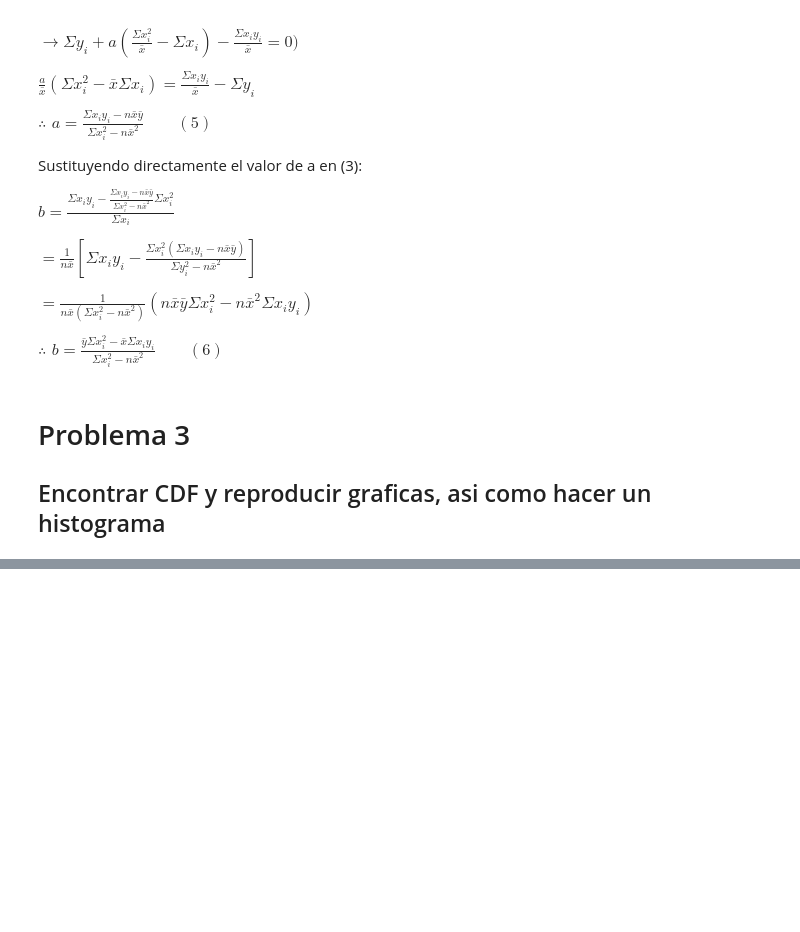
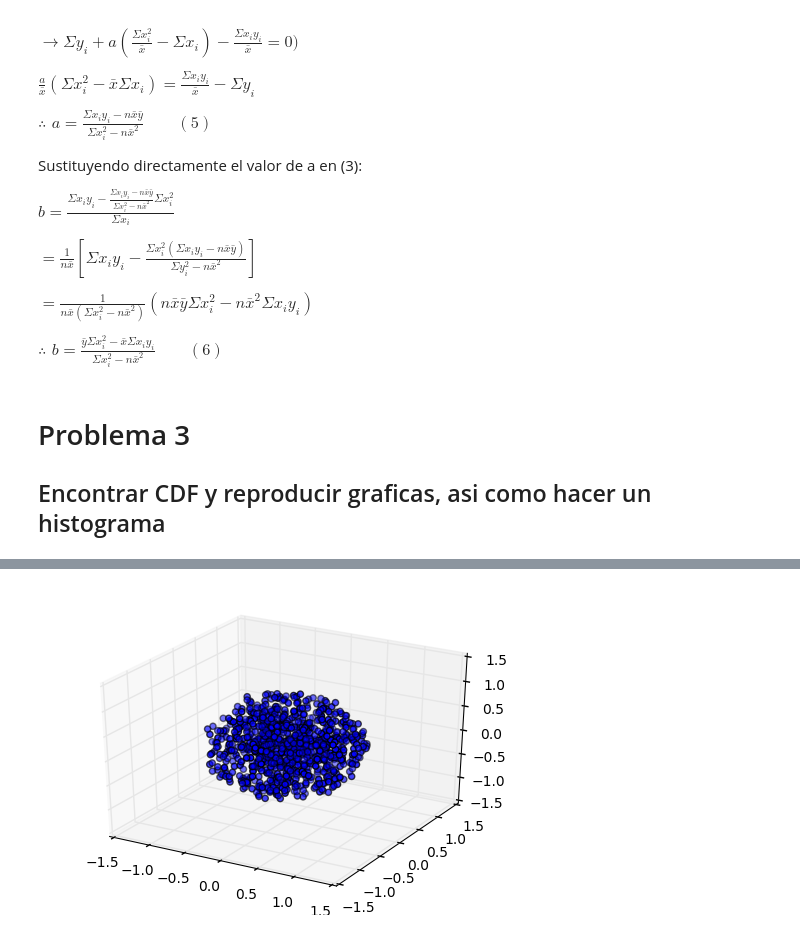
Before and after one commit to Xoca35/Tarea-1, a Jupyter notebook: least_square_method.ipynb, the cells around one changed output, grey strips where cells are left out. Drawn from its saved outputs; the diff is of its cells as text; code cells hidden in the pictures; blank space fills up the shorter version.

```diff
--- a/least_square_method.ipynb
+++ b/least_square_method.ipynb
@@ -131,0 +181,30 @@ plt.show()
+# %%
+#esfera uniforme
+
+#radio esfera
+r2_e=np.random.random(n3)
+r_e= np.sqrt(r2)
+
+#theta ya se definio arriba
+#tambien se pudo usar otra theta pero por curiosidad se uso la misma que la anterior
+
+#angulo phi
+
+#cos(phi)
+cphi = np.random.uniform(-1,1,n3)
+#phi
+phi=np.arccos(cphi)
+# %%
+#coordenadas
+
+x=r_e*np.cos(theta)*np.sin(phi)
+y=r_e*np.sin(theta)*np.sin(phi)
+z=r_e*cphi
+# %%
+#grafica
+fig = plt.figure()
+ax = plt.axes(projection='3d')
+ax.scatter3D(x, y, z)
+plt.show()
+# %% [output]
+[figure, added]
```
Also changed, not shown: parts of 10 cells of this notebook.
